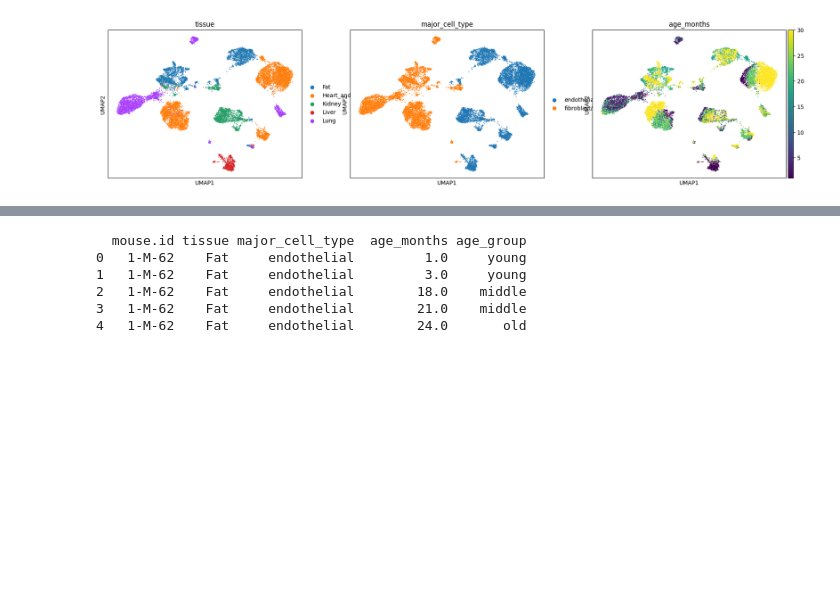
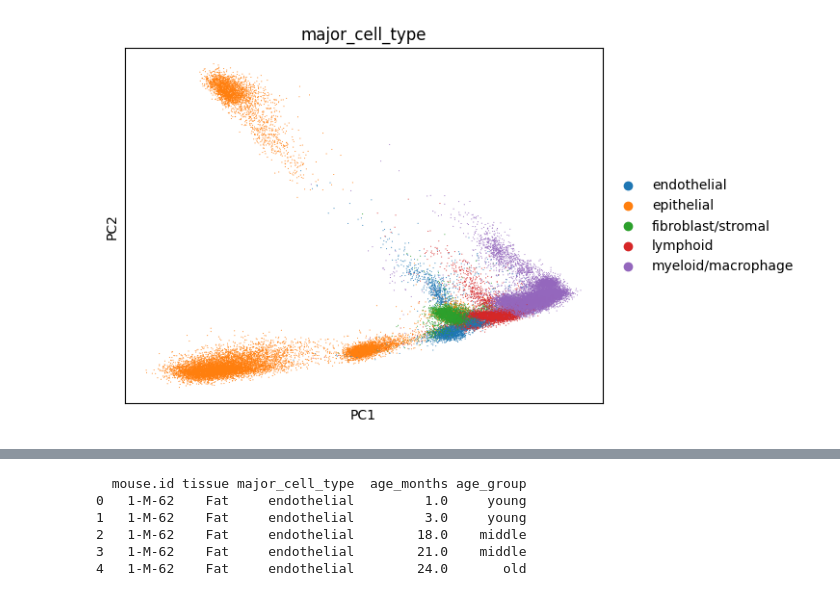
Before and after one commit to baoluwei7-lang/-, a Jupyter notebook: notebooks/06_final_data.ipynb, the cells around one changed output, grey strips where cells are left out. Cells and saved outputs as stored; diff of their text form; code cells hidden in the pictures; blank space fills up the shorter version.

```diff
--- a/notebooks/06_final_data.ipynb
+++ b/notebooks/06_final_data.ipynb
@@ -2,8 +2,6 @@
 import scanpy as sc
 import pandas as pd
 import numpy as np
-import os
 import anndata as ad
-import yaml
 
-adata = ad.read_h5ad("../data_interim/tissuexcell.h5ad")
+adata = ad.read_h5ad("../data_interim/final_filtered.h5ad")
@@ -24,3 +8 @@ with open("../config/analysis_parameters_v1.yaml","w",encoding="utf-8") as f:
-# %%
-adata.X = adata.layers["log1p_norm"].copy()
 # %%
@@ -30 +12,5 @@ sc.pp.pca(adata,n_comps=50,mask_var="highly_variable",svd_solver="arpack")
+# %%
+sc.pl.pca_scatter(adata, color="major_cell_type")
+# %% [output]
+[figure, added]
 # %%
@@ -33,5 +23,4 @@ sc.tl.umap(adata)
 # %%
-sc.pl.umap(adata,color=["tissue","major_cell_type","age_months"])
+sc.tl.paga(adata,groups="leiden")
+sc.pl.paga(adata,plot=False)
-# %% [output]
-[figure, removed]
 # %%
```
Also changed, not shown: parts of 9 cells of this notebook, 2 other files.
